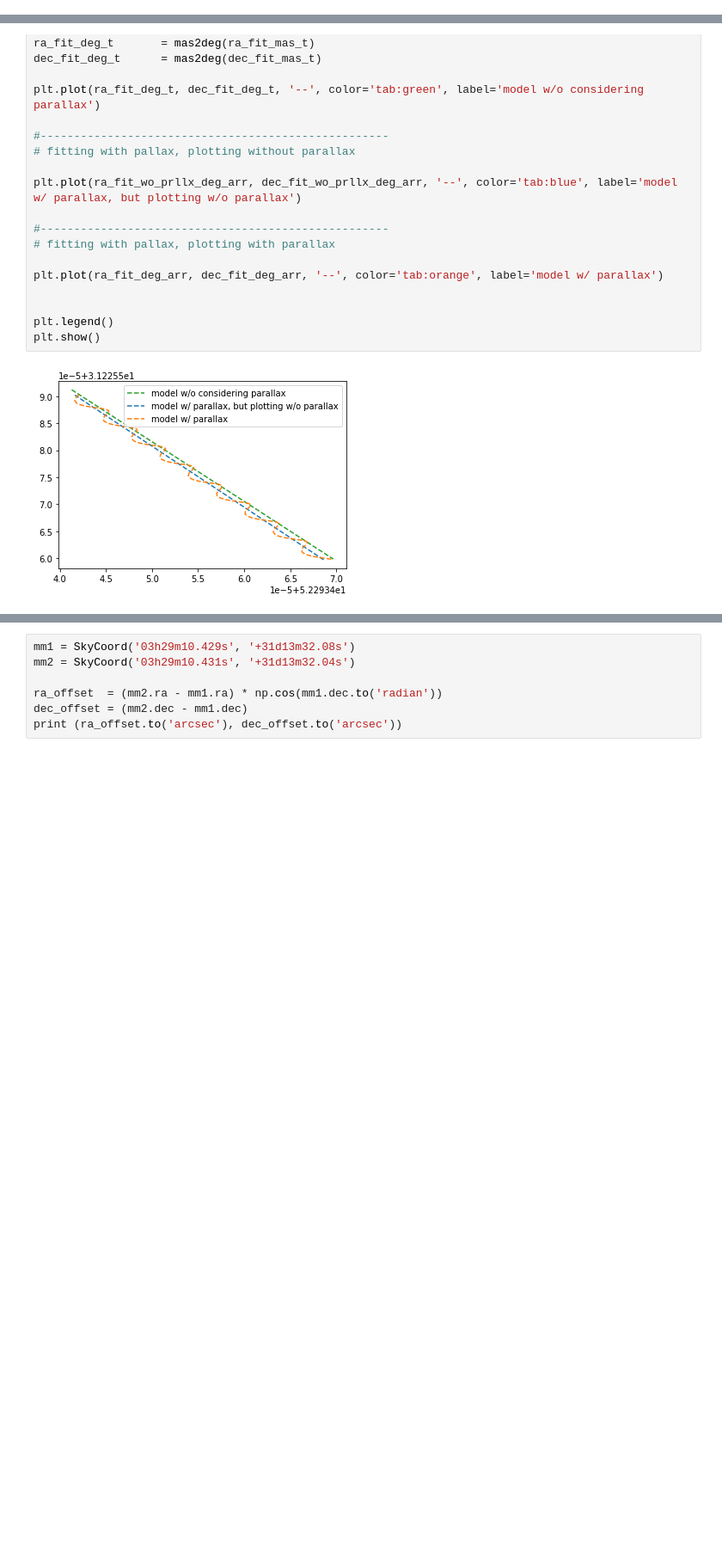
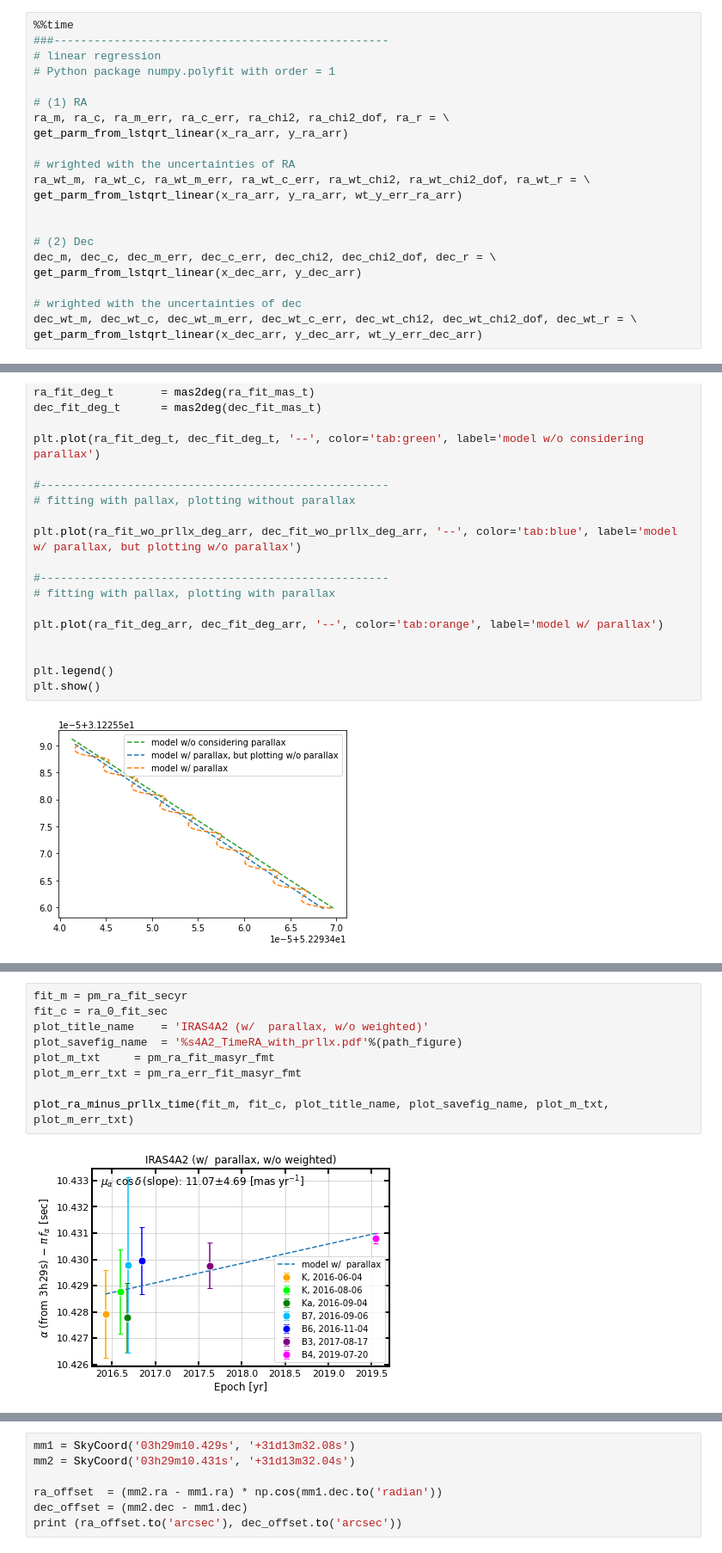
Before and after one commit to astrochialinko/IRAS4A, a Jupyter notebook: Polarization/Analysis_Astrometry/Script/script_fitting_ProperMotion_with_parallax.ipynb, the cells around one changed output, grey strips where cells are left out. Shown: that part at 86% size. Drawn from its saved outputs; the diff is of its cells as text; blank space fills up the shorter version.

Commit message:
add fitting with weights

```diff
--- a/Polarization/Analysis_Astrometry/Script/script_fitting_ProperMotion_with_parallax.ipynb
+++ b/Polarization/Analysis_Astrometry/Script/script_fitting_ProperMotion_with_parallax.ipynb
@@ -194,0 +73,22 @@ Wall time: 903 µs
+# %%
+%%time
+###--------------------------------------------------
+# linear regression
+# Python package numpy.polyfit with order = 1
+
+# (1) RA
+ra_m, ra_c, ra_m_err, ra_c_err, ra_chi2, ra_chi2_dof, ra_r = \
+get_parm_from_lstqrt_linear(x_ra_arr, y_ra_arr)
+
+# wrighted with the uncertainties of RA
+ra_wt_m, ra_wt_c, ra_wt_m_err, ra_wt_c_err, ra_wt_chi2, ra_wt_chi2_dof, ra_wt_r = \
+get_parm_from_lstqrt_linear(x_ra_arr, y_ra_arr, wt_y_err_ra_arr)
+
+
+# (2) Dec
+dec_m, dec_c, dec_m_err, dec_c_err, dec_chi2, dec_chi2_dof, dec_r = \
+get_parm_from_lstqrt_linear(x_dec_arr, y_dec_arr)
+
+# wrighted with the uncertainties of dec
+dec_wt_m, dec_wt_c, dec_wt_m_err, dec_wt_c_err, dec_wt_chi2, dec_wt_chi2_dof, dec_wt_r = \
+get_parm_from_lstqrt_linear(x_dec_arr, y_dec_arr, wt_y_err_dec_arr)
@@ -447,0 +446,11 @@ plt.show()
+# %%
+fit_m = pm_ra_fit_secyr
+fit_c = ra_0_fit_sec
+plot_title_name    = 'IRAS4A2 (w/  parallax, w/o weighted)'
+plot_savefig_name  = '%s4A2_TimeRA_with_prllx.pdf'%(path_figure)
+plot_m_txt     = pm_ra_fit_masyr_fmt
+plot_m_err_txt = pm_ra_err_fit_masyr_fmt
+
+plot_ra_minus_prllx_time(fit_m, fit_c, plot_title_name, plot_savefig_name, plot_m_txt, plot_m_err_txt)
+# %% [output]
+[figure, added]
```
Also changed, not shown: parts of 31 cells of this notebook, 29 other files.
